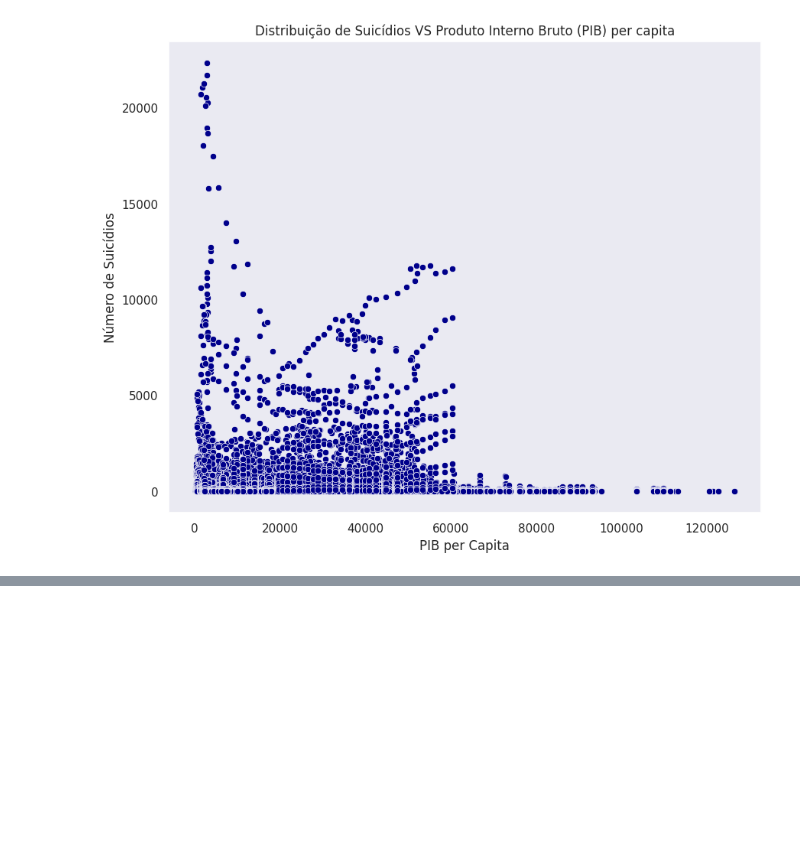
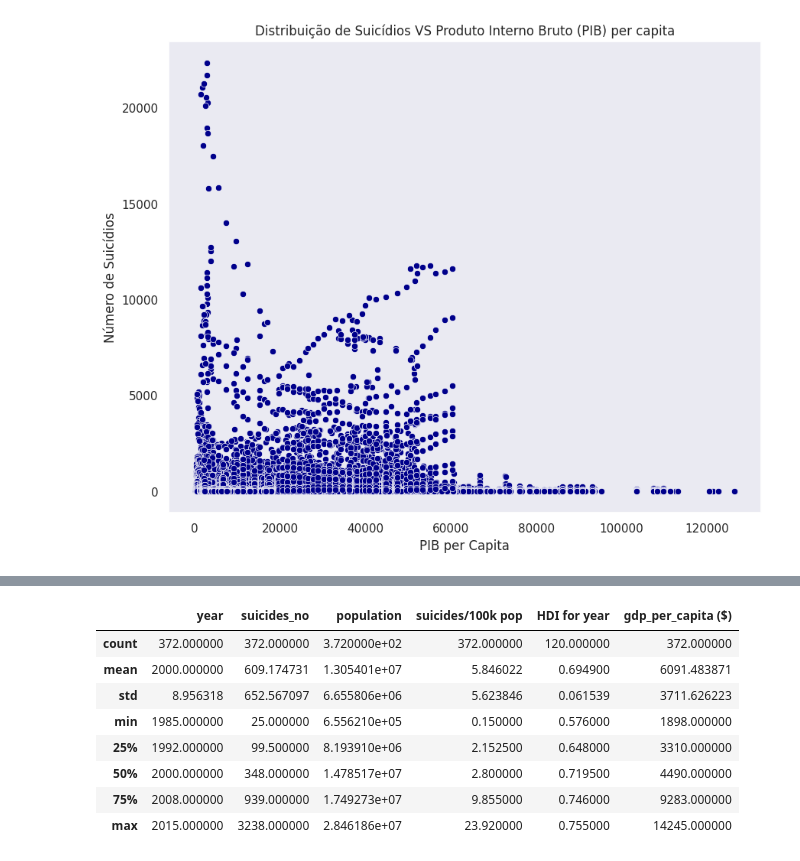
Before and after one commit to Luis-Hauck/Analise_Exploratoria_Suicidios_no_Brasil, a Jupyter notebook: Analise_Exploratoria_de_Dados.ipynb, the cells around one changed output, grey strips where cells are left out. Cells and saved outputs as stored; diff of their text form; code cells hidden in the pictures; blank space fills up the shorter version.

```diff
--- a/Analise_Exploratoria_de_Dados.ipynb
+++ b/Analise_Exploratoria_de_Dados.ipynb
@@ -196,0 +223,12 @@ plt.show()
+# %%
+suic_brasil.describe()
+# %% [output]
+|  | year | suicides_no | population | suicides/100k pop | HDI for year | gdp_per_capita ($) |
+| count | 372.000000 | 372.000000 | 3.720000e+02 | 372.000000 | 120.000000 | 372.000000 |
+| mean | 2000.000000 | 609.174731 | 1.305401e+07 | 5.846022 | 0.694900 | 6091.483871 |
+| std | 8.956318 | 652.567097 | 6.655806e+06 | 5.623846 | 0.061539 | 3711.626223 |
+| min | 1985.000000 | 25.000000 | 6.556210e+05 | 0.150000 | 0.576000 | 1898.000000 |
+| 25% | 1992.000000 | 99.500000 | 8.193910e+06 | 2.152500 | 0.648000 | 3310.000000 |
+| 50% | 2000.000000 | 348.000000 | 1.478517e+07 | 2.800000 | 0.719500 | 4490.000000 |
+| 75% | 2008.000000 | 939.000000 | 1.749273e+07 | 9.855000 | 0.746000 | 9283.000000 |
+| max | 2015.000000 | 3238.000000 | 2.846186e+07 | 23.920000 | 0.755000 | 14245.000000 |
```
Also changed, not shown: parts of 9 cells of this notebook.
